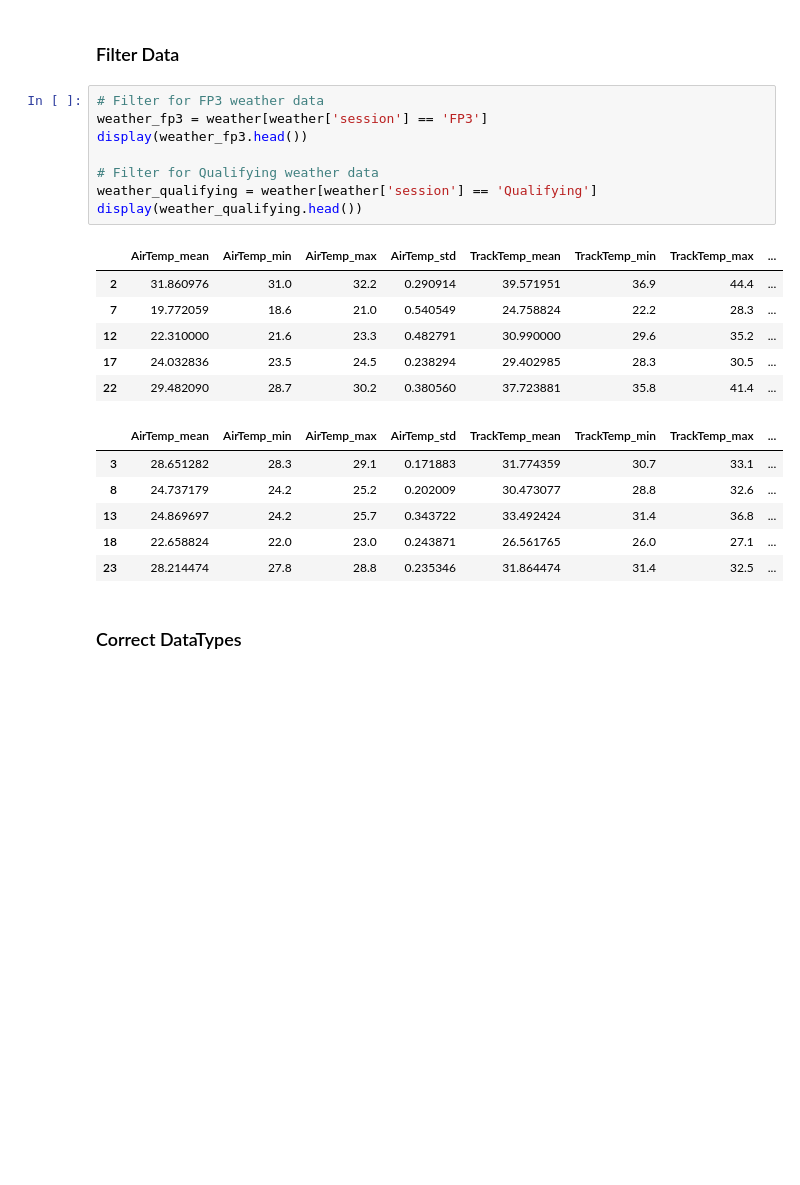
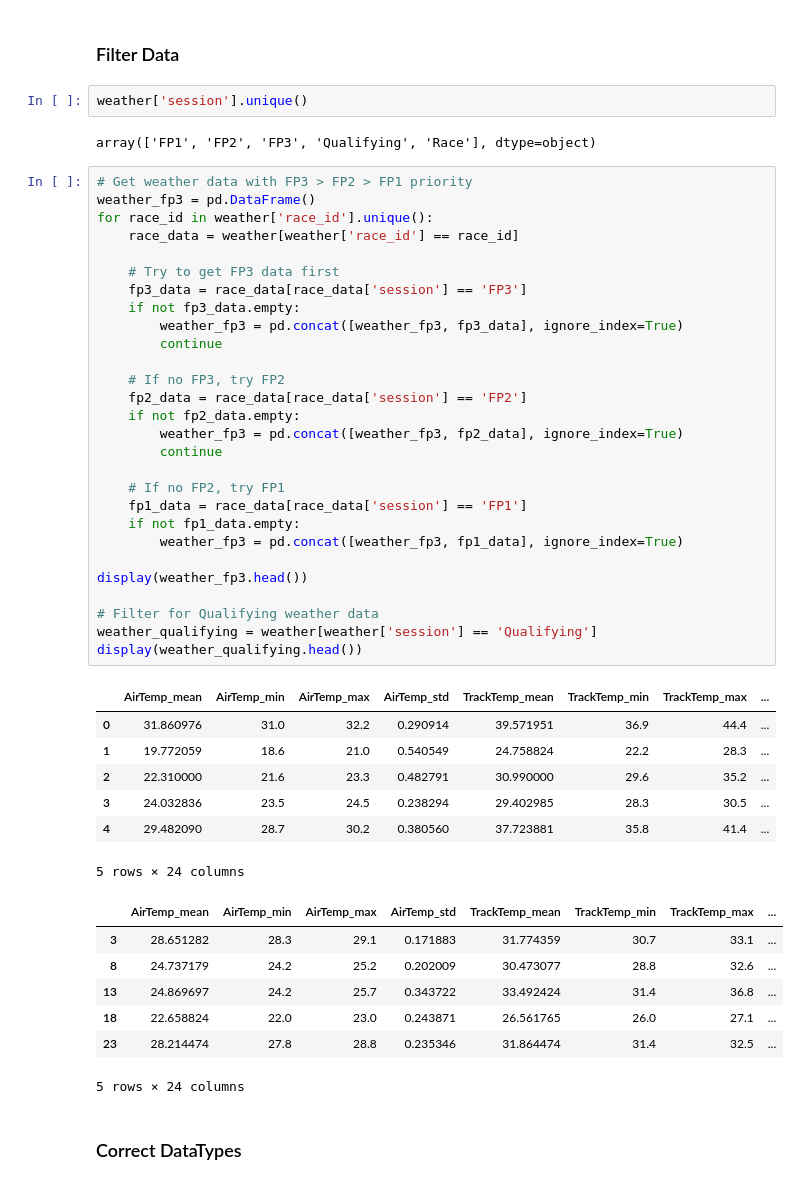
Before and after one commit to JackRWilson/Formula-1-Predictions-Project, a Jupyter notebook: notebooks/data_cleaning.ipynb, the cells around one changed output. Drawn from its saved outputs; the diff is of its cells as text; blank space fills up the shorter version.

```diff
--- a/notebooks/data_cleaning.ipynb
+++ b/notebooks/data_cleaning.ipynb
@@ -1319,26 +1320,52 @@ weather[weather['race_id'] == 'unknown']
 # %% [markdown]
 ### Filter Data
-# %%
-# Filter for FP3 weather data
-weather_fp3 = weather[weather['session'] == 'FP3']
-display(weather_fp3.head())
-
-# Filter for Qualifying weather data
-weather_qualifying = weather[weather['session'] == 'Qualifying']
-display(weather_qualifying.head())
-# %% [output]
-|  | AirTemp_mean | AirTemp_min | AirTemp_max | AirTemp_std | TrackTemp_mean | TrackTemp_min | TrackTemp_max | ... |
-| 2 | 31.860976 | 31.0 | 32.2 | 0.290914 | 39.571951 | 36.9 | 44.4 | ... |
-| 7 | 19.772059 | 18.6 | 21.0 | 0.540549 | 24.758824 | 22.2 | 28.3 | ... |
-| 12 | 22.310000 | 21.6 | 23.3 | 0.482791 | 30.990000 | 29.6 | 35.2 | ... |
-| 17 | 24.032836 | 23.5 | 24.5 | 0.238294 | 29.402985 | 28.3 | 30.5 | ... |
-| 22 | 29.482090 | 28.7 | 30.2 | 0.380560 | 37.723881 | 35.8 | 41.4 | ... |
-|  | AirTemp_mean | AirTemp_min | AirTemp_max | AirTemp_std | TrackTemp_mean | TrackTemp_min | TrackTemp_max | ... |
-| 3 | 28.651282 | 28.3 | 29.1 | 0.171883 | 31.774359 | 30.7 | 33.1 | ... |
-| 8 | 24.737179 | 24.2 | 25.2 | 0.202009 | 30.473077 | 28.8 | 32.6 | ... |
-| 13 | 24.869697 | 24.2 | 25.7 | 0.343722 | 33.492424 | 31.4 | 36.8 | ... |
-| 18 | 22.658824 | 22.0 | 23.0 | 0.243871 | 26.561765 | 26.0 | 27.1 | ... |
-| 23 | 28.214474 | 27.8 | 28.8 | 0.235346 | 31.864474 | 31.4 | 32.5 | ... |
+# %%
+weather['session'].unique()
+# %% [output]
+array(['FP1', 'FP2', 'FP3', 'Qualifying', 'Race'], dtype=object)
+# %%
+# Get weather data with FP3 > FP2 > FP1 priority
+weather_fp3 = pd.DataFrame()
+for race_id in weather['race_id'].unique():
+    race_data = weather[weather['race_id'] == race_id]
+
+    # Try to get FP3 data first
+    fp3_data = race_data[race_data['session'] == 'FP3']
+    if not fp3_data.empty:
+        weather_fp3 = pd.concat([weather_fp3, fp3_data], ignore_index=True)
+        continue
+
+    # If no FP3, try FP2
+    fp2_data = race_data[race_data['session'] == 'FP2']
+    if not fp2_data.empty:
+        weather_fp3 = pd.concat([weather_fp3, fp2_data], ignore_index=True)
+        continue
+
+    # If no FP2, try FP1
+    fp1_data = race_data[race_data['session'] == 'FP1']
+    if not fp1_data.empty:
+        weather_fp3 = pd.concat([weather_fp3, fp1_data], ignore_index=True)
+
+display(weather_fp3.head())
+
+# Filter for Qualifying weather data
+weather_qualifying = weather[weather['session'] == 'Qualifying']
+display(weather_qualifying.head())
+# %% [output]
+|  | AirTemp_mean | AirTemp_min | AirTemp_max | AirTemp_std | TrackTemp_mean | TrackTemp_min | TrackTemp_max | ... |
+| 0 | 31.860976 | 31.0 | 32.2 | 0.290914 | 39.571951 | 36.9 | 44.4 | ... |
+| 1 | 19.772059 | 18.6 | 21.0 | 0.540549 | 24.758824 | 22.2 | 28.3 | ... |
+| 2 | 22.310000 | 21.6 | 23.3 | 0.482791 | 30.990000 | 29.6 | 35.2 | ... |
+| 3 | 24.032836 | 23.5 | 24.5 | 0.238294 | 29.402985 | 28.3 | 30.5 | ... |
+| 4 | 29.482090 | 28.7 | 30.2 | 0.380560 | 37.723881 | 35.8 | 41.4 | ... |
+5 rows × 24 columns
+|  | AirTemp_mean | AirTemp_min | AirTemp_max | AirTemp_std | TrackTemp_mean | TrackTemp_min | TrackTemp_max | ... |
+| 3 | 28.651282 | 28.3 | 29.1 | 0.171883 | 31.774359 | 30.7 | 33.1 | ... |
+| 8 | 24.737179 | 24.2 | 25.2 | 0.202009 | 30.473077 | 28.8 | 32.6 | ... |
+| 13 | 24.869697 | 24.2 | 25.7 | 0.343722 | 33.492424 | 31.4 | 36.8 | ... |
+| 18 | 22.658824 | 22.0 | 23.0 | 0.243871 | 26.561765 | 26.0 | 27.1 | ... |
+| 23 | 28.214474 | 27.8 | 28.8 | 0.235346 | 31.864474 | 31.4 | 32.5 | ... |
+5 rows × 24 columns
 # %% [markdown]
 ### Correct DataTypes
 # %%
```
Also changed, not shown: parts of 16 cells of this notebook, 2 other files.
